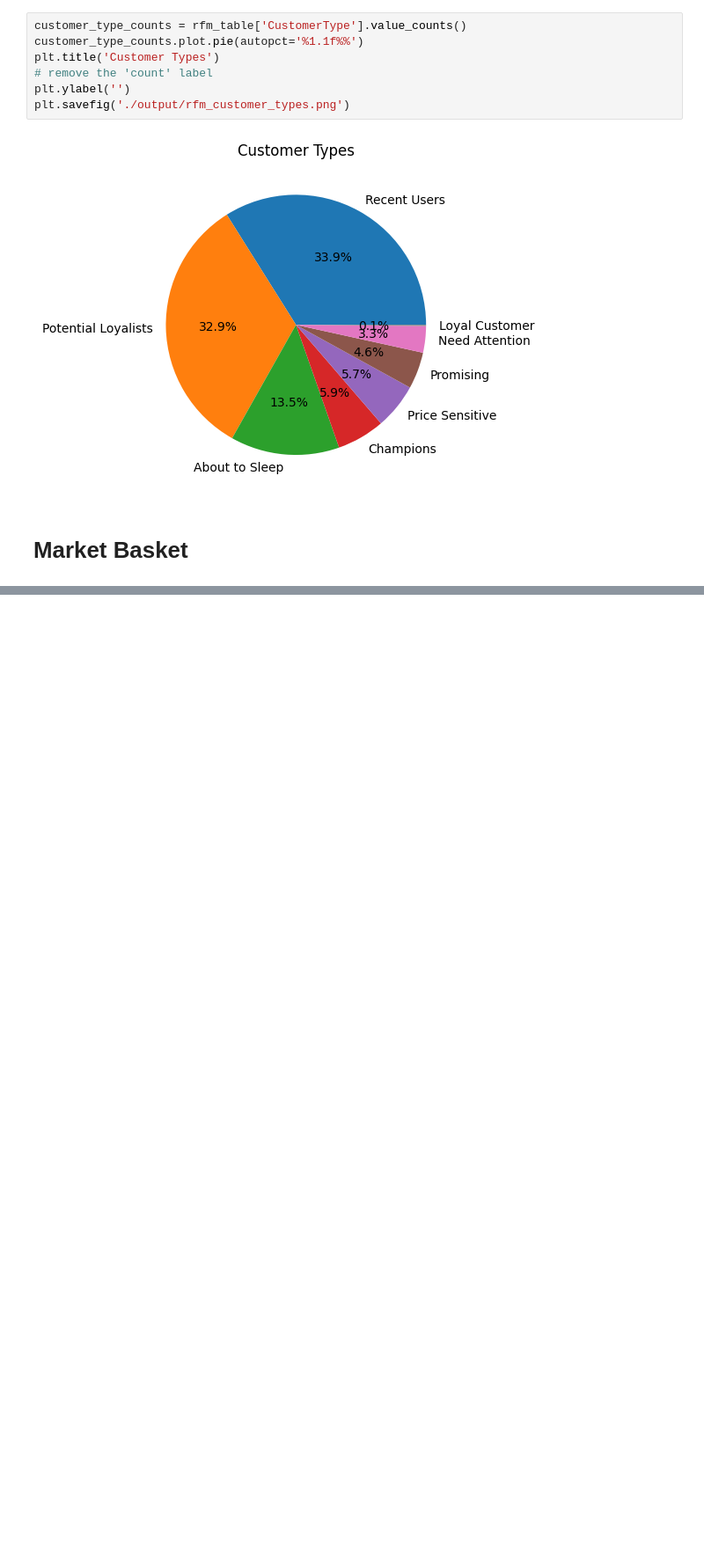
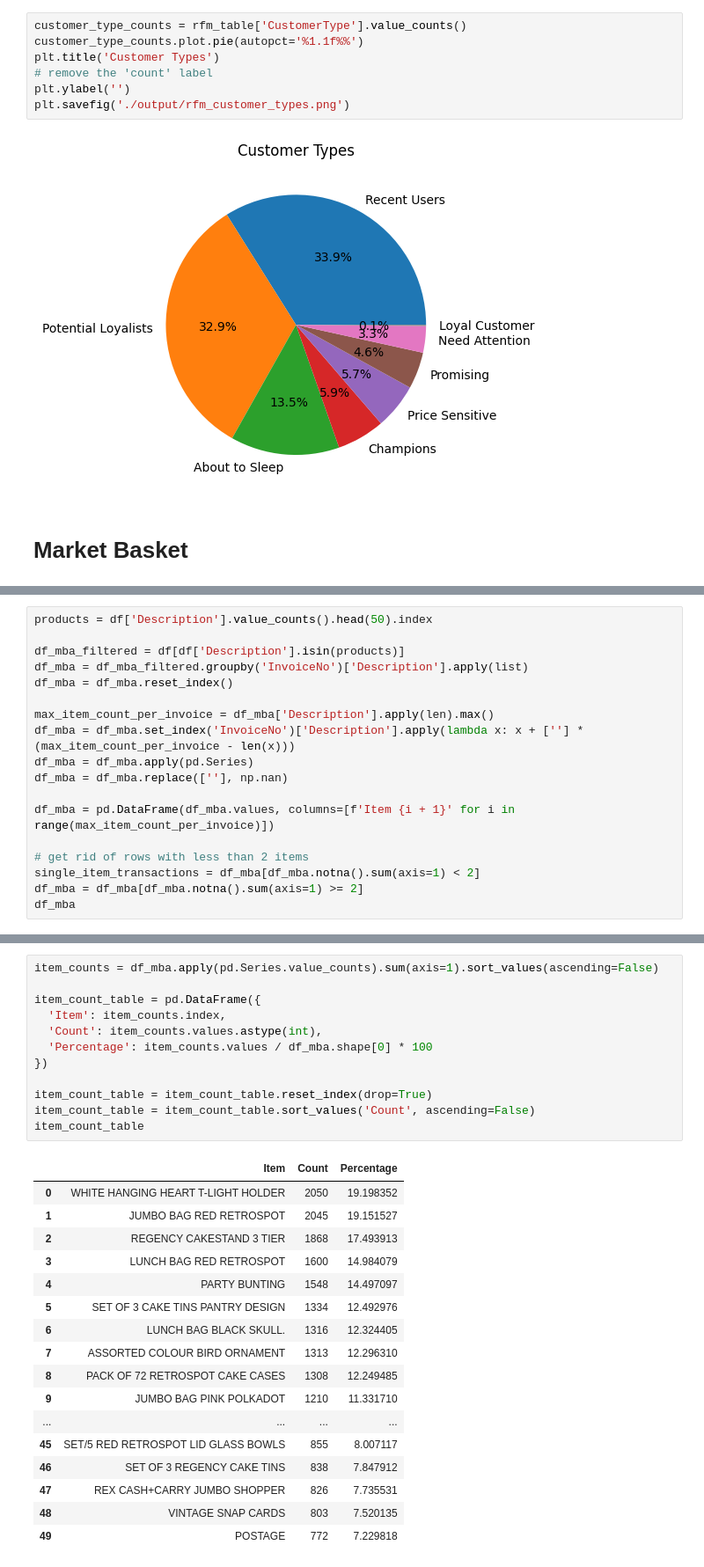
Before and after one commit to veryloooong/hust-project-1, a Jupyter notebook: recommender.ipynb, the cells around one changed output, grey strips where cells are left out. Shown at 88% size. Saved outputs shown, nothing was run; the diff lists cells and outputs as text; blank space fills up the shorter version.

```diff
--- a/recommender.ipynb
+++ b/recommender.ipynb
@@ -119,0 +115,18 @@ product_count.plot.bar()
+# %%
+products = df['Description'].value_counts().head(50).index
+
+df_mba_filtered = df[df['Description'].isin(products)]
+df_mba = df_mba_filtered.groupby('InvoiceNo')['Description'].apply(list)
+df_mba = df_mba.reset_index()
+
+max_item_count_per_invoice = df_mba['Description'].apply(len).max()
+df_mba = df_mba.set_index('InvoiceNo')['Description'].apply(lambda x: x + [''] * (max_item_count_per_invoice - len(x)))
+df_mba = df_mba.apply(pd.Series)
+df_mba = df_mba.replace([''], np.nan)
+
+df_mba = pd.DataFrame(df_mba.values, columns=[f'Item {i + 1}' for i in range(max_item_count_per_invoice)])
+
+# get rid of rows with less than 2 items
+single_item_transactions = df_mba[df_mba.notna().sum(axis=1) < 2]
+df_mba = df_mba[df_mba.notna().sum(axis=1) >= 2]
+df_mba
@@ -119,0 +147,30 @@ product_count.plot.bar()
+# %%
+item_counts = df_mba.apply(pd.Series.value_counts).sum(axis=1).sort_values(ascending=False)
+
+item_count_table = pd.DataFrame({
+  'Item': item_counts.index,
+  'Count': item_counts.values.astype(int),
+  'Percentage': item_counts.values / df_mba.shape[0] * 100
+})
+
+item_count_table = item_count_table.reset_index(drop=True)
+item_count_table = item_count_table.sort_values('Count', ascending=False)
+item_count_table
+# %% [output]
+|  | Item | Count | Percentage |
+| 0 | WHITE HANGING HEART T-LIGHT HOLDER | 2050 | 19.198352 |
+| 1 | JUMBO BAG RED RETROSPOT | 2045 | 19.151527 |
+| 2 | REGENCY CAKESTAND 3 TIER | 1868 | 17.493913 |
+| 3 | LUNCH BAG RED RETROSPOT | 1600 | 14.984079 |
+| 4 | PARTY BUNTING | 1548 | 14.497097 |
+| 5 | SET OF 3 CAKE TINS PANTRY DESIGN | 1334 | 12.492976 |
+| 6 | LUNCH BAG BLACK SKULL. | 1316 | 12.324405 |
+| 7 | ASSORTED COLOUR BIRD ORNAMENT | 1313 | 12.296310 |
+| 8 | PACK OF 72 RETROSPOT CAKE CASES | 1308 | 12.249485 |
+| 9 | JUMBO BAG PINK POLKADOT | 1210 | 11.331710 |
+| ... | ... | ... | ... |
+| 45 | SET/5 RED RETROSPOT LID GLASS BOWLS | 855 | 8.007117 |
+| 46 | SET OF 3 REGENCY CAKE TINS | 838 | 7.847912 |
+| 47 | REX CASH+CARRY JUMBO SHOPPER | 826 | 7.735531 |
+| 48 | VINTAGE SNAP CARDS | 803 | 7.520135 |
+| 49 | POSTAGE | 772 | 7.229818 |
```
Also changed, not shown: parts of 8 cells of this notebook, 1 other file.
